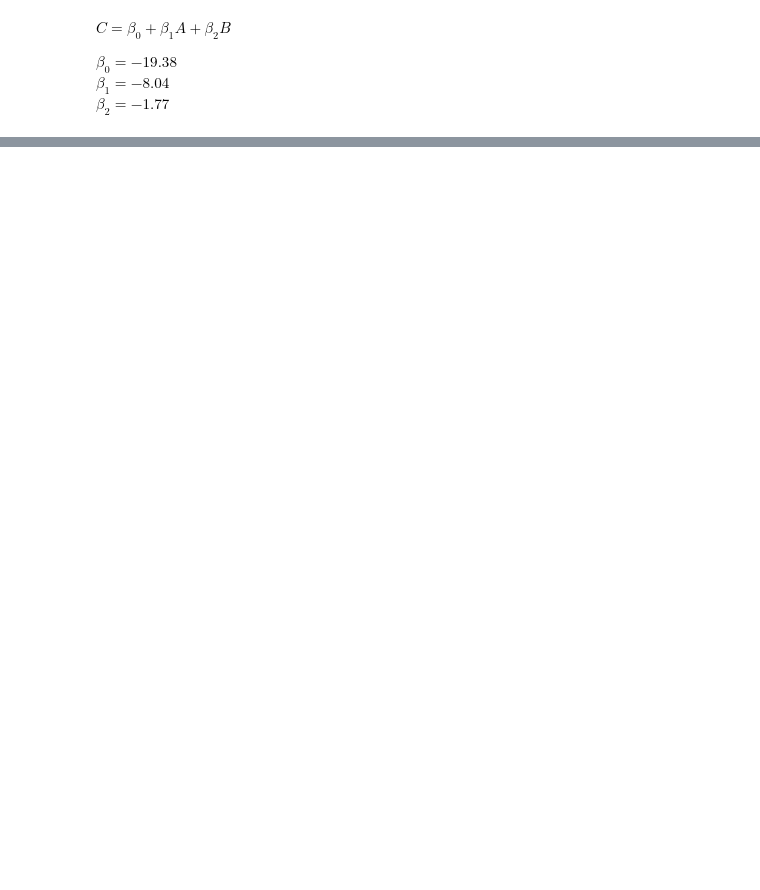
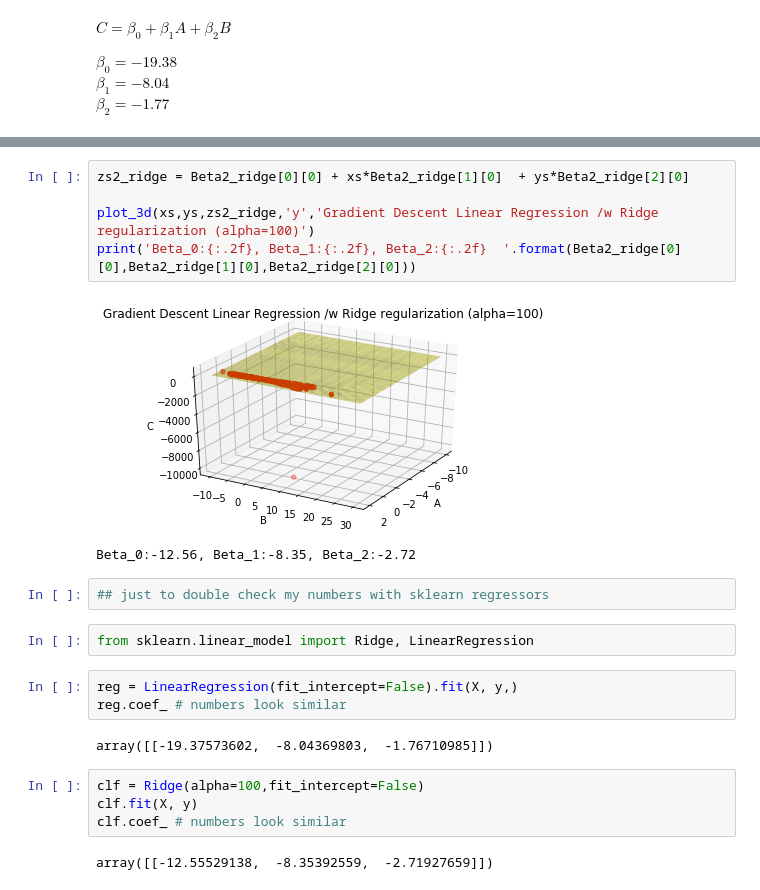
Before and after one commit to dayjang/Online_Test_M, a Jupyter notebook: moloco_q2.ipynb, the cells around one changed output, grey strips where cells are left out. Saved outputs shown, nothing was run; the diff lists cells and outputs as text; blank space fills up the shorter version.

```diff
--- a/moloco_q2.ipynb
+++ b/moloco_q2.ipynb
@@ -142,0 +154,23 @@ plt.show()
+# %%
+zs2_ridge = Beta2_ridge[0][0] + xs*Beta2_ridge[1][0]  + ys*Beta2_ridge[2][0]
+
+plot_3d(xs,ys,zs2_ridge,'y','Gradient Descent Linear Regression /w Ridge regularization (alpha=100)')
+print('Beta_0:{:.2f}, Beta_1:{:.2f}, Beta_2:{:.2f}  '.format(Beta2_ridge[0][0],Beta2_ridge[1][0],Beta2_ridge[2][0]))
+# %% [output]
+[figure, added]
+Beta_0:-12.56, Beta_1:-8.35, Beta_2:-2.72
+# %%
+## just to double check my numbers with sklearn regressors
+# %%
+from sklearn.linear_model import Ridge, LinearRegression
+# %%
+reg = LinearRegression(fit_intercept=False).fit(X, y,)
+reg.coef_ # numbers look similar
+# %% [output]
+array([[-19.37573602,  -8.04369803,  -1.76710985]])
+# %%
+clf = Ridge(alpha=100,fit_intercept=False)
+clf.fit(X, y)
+clf.coef_ # numbers look similar
+# %% [output]
+array([[-12.55529138,  -8.35392559,  -2.71927659]])
```
Also changed, not shown: parts of 11 cells of this notebook.
